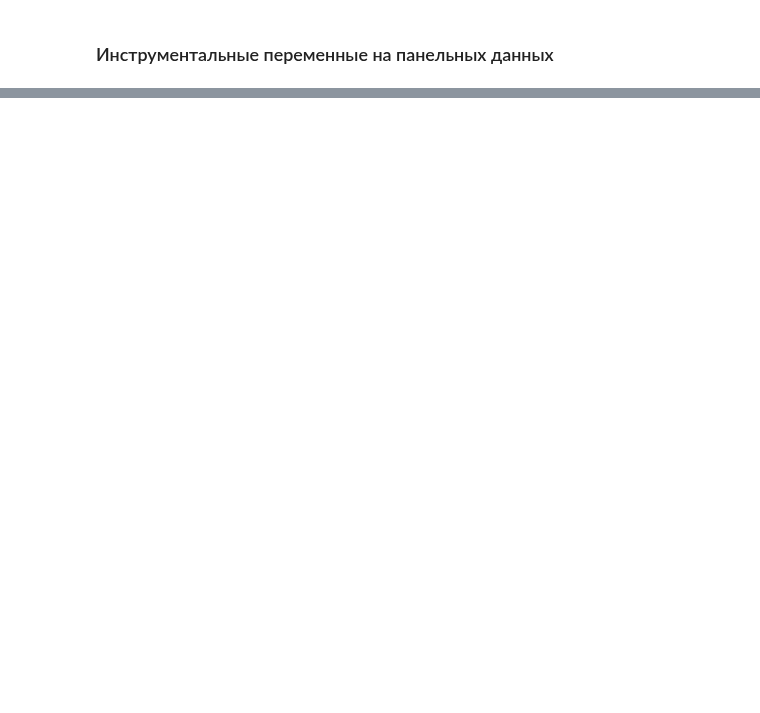
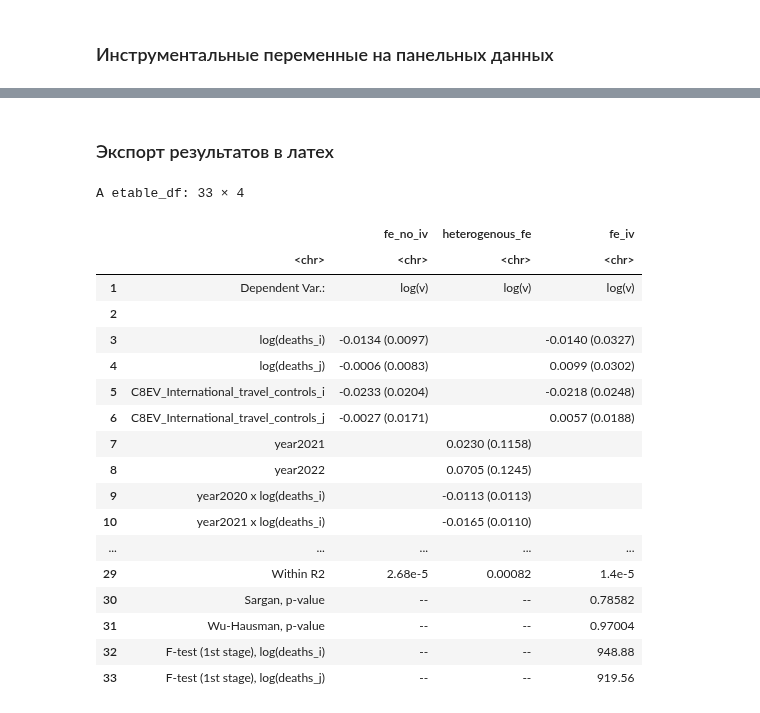
Before and after one commit to xan-d-or/thesis, a Jupyter notebook: analysis/hs0_v_estimation.ipynb, the cells around one changed output, grey strips where cells are left out. Drawn from its saved outputs; the diff is of its cells as text; code cells hidden in the pictures; blank space fills up the shorter version.

```diff
--- a/analysis/hs0_v_estimation.ipynb
+++ b/analysis/hs0_v_estimation.ipynb
@@ -71,3 +55,9 @@ A tibble: 6 × 142
 | 2020 | TUR | CRI | 57792.285 | 98850.453 | 60858.013 | 86163.873 | TUR | 2020 | 67.6935912 | ⋯ | ... |
 | 2021 | KNA | BIH | 0.520 | 0.008 | 0.460 | 0.005 | KNA | 2021 | 164.5090411 | ⋯ | ... |
 | 2022 | AZE | MLT | 22060.938 | 39007.156 | 12476.490 | 33493.400 | AZE | 2022 | 56.3560822 | ⋯ | ... |
+# %%
+# FE (т.е. оценка на панельных данных с использованием внутригрупповой дисперсии)
+fe_no_iv = feols(log(v) ~ log(deaths_i) + log(deaths_j) +
+ C8EV_International_travel_controls_i + C8EV_International_travel_controls_j| i + j + year,
+ data = df)
+fe_no_iv %>% summary(cluster = ~ i+j)
@@ -100,6 +104,0 @@ RMSE: 4.09796   Adj. R2: 0.034332
-# %%
-# FE (т.е. оценка на панельных данных с использованием внутригрупповой дисперсии)
-fe_no_iv = feols(log(v) ~ log(deaths_i) + log(deaths_j) +
- C8EV_International_travel_controls_i + C8EV_International_travel_controls_j| i ^ j + year,
- data = df)
-fe_no_iv %>% summary(cluster = ~ i+j)
@@ -121,7 +104,0 @@ RMSE: 0.702574     Adj. R2: 0.955423
-# %%
-# Добавляю гетерогенность эффектов во времени
-heterogenous_fe = feols(log(v) ~ year/log(deaths_i) + year/log(deaths_j) +
-year/C8EV_International_travel_controls_i + year/C8EV_International_travel_controls_j|
-i ^ j ,
-data = df)
-heterogenous_fe %>% summary(cluster = ~ i+j)
@@ -279,21 +190,0 @@ F-test (1st stage), log(deaths_j): stat = 721.0     , p < 2.2e-16 , on 8 and 56,
-# %%
-# Спецификация с фиксированными эффектами, куда я добавил инструменты, чтобы убрать потенциальную двустороннюю связь.
-# Добавить больше инструментов, которые меняются во времени. Мб плотность населения или медианный возраст брать не за 2019 год а в динамике,
-# чтобы использовать их как инструменты в этой спецификации.
-fe_iv = feols(log(v) ~  1 +
- C8EV_International_travel_controls_i + C8EV_International_travel_controls_j | year+i+j|
- log(deaths_i) + log(deaths_j) ~
-# H6M_Facial_Coverings_i+H6M_Facial_Coverings_j
-# +
-# C1M_School_closing_i+C1M_School_closing_j
-# +
-median_age_i + median_age_j
-+
-population_density_i + population_density_j
-# +
-# average_surface_temperature_i + average_surface_temperature_j # Добавляет пропусков
-
- ,
- data = df
- )
-fe_iv %>% summary(cluster = ~ i+j)
@@ -854,0 +191,24 @@ A etable_df: 12 × 4
+# %% [markdown]
+### Экспорт результатов в латех
+# %%
+etable(fe_no_iv, heterogenous_fe, fe_iv, vcov = ~i+j, signif.code=signif.code, fitstat=~ . + sargan.p + wh.p + ivf)
+# %% [output]
+A etable_df: 33 × 4
+|  |  | fe_no_iv | heterogenous_fe | fe_iv |
+|  | <chr> | <chr> | <chr> | <chr> |
+| 1 | Dependent Var.: | log(v) | log(v) | log(v) |
+| 2 |  |  |  |  |
+| 3 | log(deaths_i) | -0.0134 (0.0097) |  | -0.0140 (0.0327) |
+| 4 | log(deaths_j) | -0.0006 (0.0083) |  | 0.0099 (0.0302) |
+| 5 | C8EV_International_travel_controls_i | -0.0233 (0.0204) |  | -0.0218 (0.0248) |
+| 6 | C8EV_International_travel_controls_j | -0.0027 (0.0171) |  | 0.0057 (0.0188) |
+| 7 | year2021 |  | 0.0230 (0.1158) |  |
+| 8 | year2022 |  | 0.0705 (0.1245) |  |
+| 9 | year2020 x log(deaths_i) |  | -0.0113 (0.0113) |  |
+| 10 | year2021 x log(deaths_i) |  | -0.0165 (0.0110) |  |
+| ... | ... | ... | ... | ... |
+| 29 | Within R2 | 2.68e-5 | 0.00082 | 1.4e-5 |
+| 30 | Sargan, p-value | -- | -- | 0.78582 |
+| 31 | Wu-Hausman, p-value | -- | -- | 0.97004 |
+| 32 | F-test (1st stage), log(deaths_i) | -- | -- | 948.88 |
+| 33 | F-test (1st stage), log(deaths_j) | -- | -- | 919.56 |
```
Also changed, not shown: parts of 25 cells of this notebook, 8 other files.
